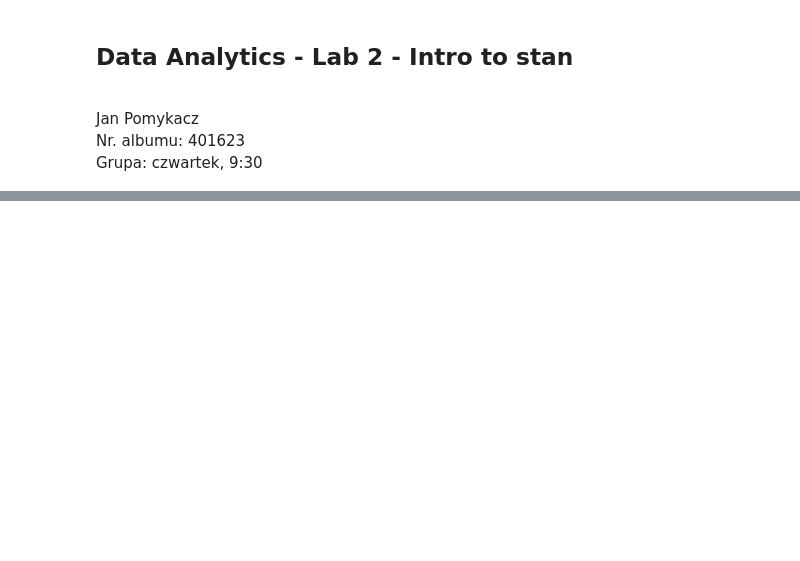
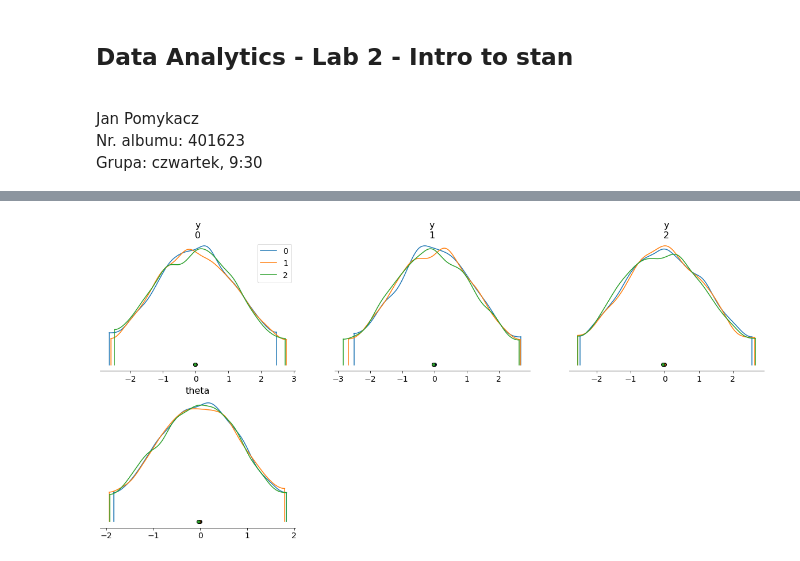
Before and after one commit to JohnnyBeet/DataAnalytics_lab, a Jupyter notebook: lab2/lab2_JanPomykacz.ipynb, the cells around one changed output, grey strips where cells are left out. Cells and saved outputs as stored; diff of their text form; code cells hidden in the pictures; blank space fills up the shorter version.

```diff
--- a/lab2/lab2_JanPomykacz.ipynb
+++ b/lab2/lab2_JanPomykacz.ipynb
@@ -64,0 +194,9 @@ Exception: mismatch in dimension declared and found in context; processing stage
+# %%
+model_samp_st = CmdStanModel(stan_file='code_7.stan')
+model_log_target = CmdStanModel(stan_file='code_8.stan')
+model_log_target_ind = CmdStanModel(stan_file='code_9.stan')
+data = {'N': F}
+seed = 21371337
+result_1 = model_samp_st.sample(data=data,seed=seed)
+result_2 = model_log_target.sample(data=data,seed=seed)
+result_3 = model_log_target_ind.sample(data=data,seed=seed)
@@ -64,0 +240,5 @@ Exception: mismatch in dimension declared and found in context; processing stage
+# %%
+az.plot_density([result_1,result_2,result_3])
+plt.show()
+# %% [output]
+[figure, added]
```
Also changed, not shown: parts of 20 cells of this notebook, 8 other files.
